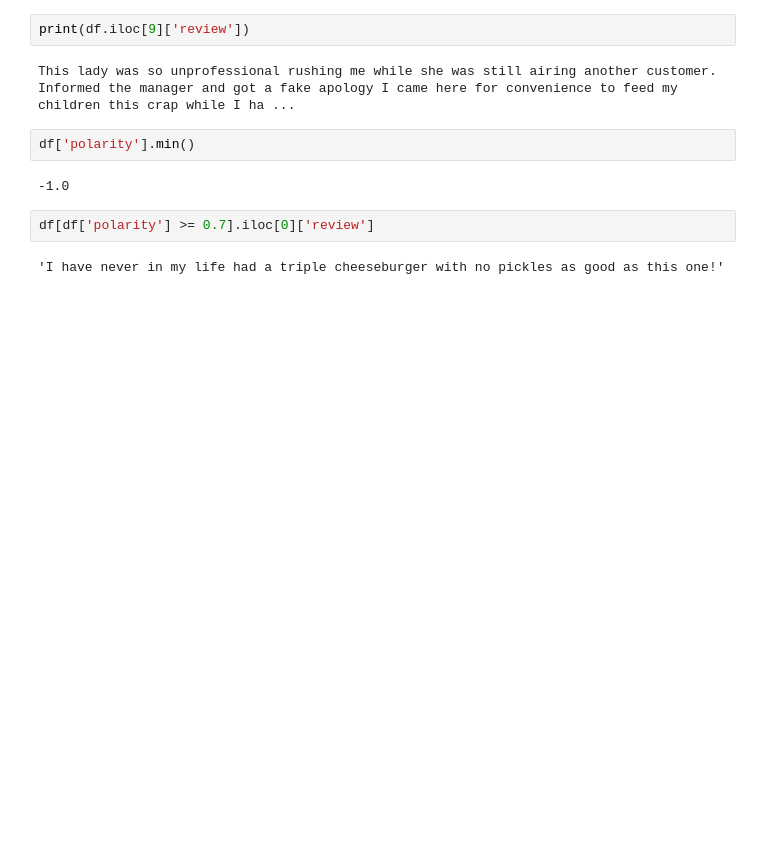
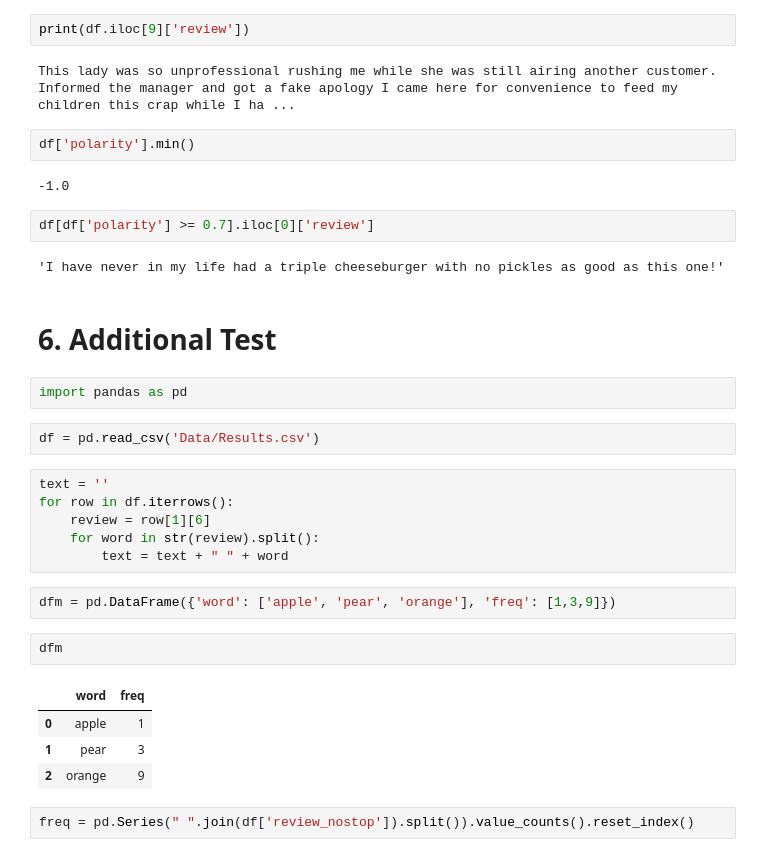
Before and after one commit to LeonRanke/Sentiment_Analysis, a Jupyter notebook: yelp_sentiment_analysis.ipynb, the cells around one changed output. Cells and saved outputs as stored; diff of their text form; blank space fills up the shorter version.

```diff
--- a/yelp_sentiment_analysis.ipynb
+++ b/yelp_sentiment_analysis.ipynb
@@ -399,3 +407,26 @@ df['polarity'].min()
 df[df['polarity'] >= 0.7].iloc[0]['review']
 # %% [output]
 'I have never in my life had a triple cheeseburger with no pickles as good as this one!'
+# %% [markdown]
+# 6. Additional Test
+# %%
+import pandas as pd
+# %%
+df = pd.read_csv('Data/Results.csv')
+# %%
+text = ''
+for row in df.iterrows():
+    review = row[1][6]
+    for word in str(review).split():
+        text = text + " " + word
+# %%
+dfm = pd.DataFrame({'word': ['apple', 'pear', 'orange'], 'freq': [1,3,9]})
+# %%
+dfm
+# %% [output]
+|  | word | freq |
+| 0 | apple | 1 |
+| 1 | pear | 3 |
+| 2 | orange | 9 |
+# %%
+freq = pd.Series(" ".join(df['review_nostop']).split()).value_counts().reset_index()
```
Also changed, not shown: parts of 5 cells of this notebook, 3 other files.
